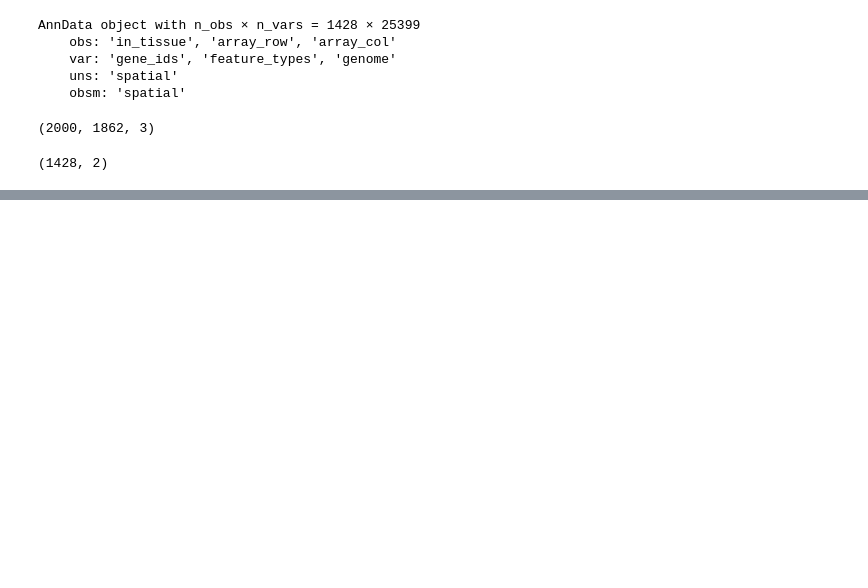
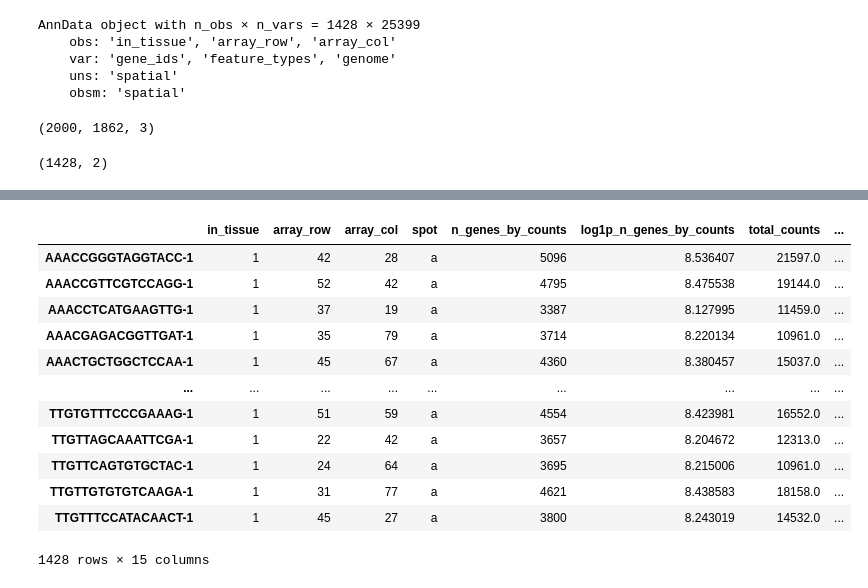
Before and after one commit to ThorstenCodes/spatial-transcriptomics-demo, a Jupyter notebook: dataset2_python/scripts/Preprocessing.ipynb, the cells around one changed output, grey strips where cells are left out. Drawn from its saved outputs; the diff is of its cells as text; code cells hidden in the pictures; blank space fills up the shorter version.

```diff
--- a/dataset2_python/scripts/Preprocessing.ipynb
+++ b/dataset2_python/scripts/Preprocessing.ipynb
@@ -88,0 +102,17 @@ sc.pl.spatial(adata, color='spot')
+# %%
+# Check shortly if we really got mitochondrial values (choose the correct writing for the correct species, so pct_counts_mt should have values)
+adata.obs
+# %% [output]
+|  | in_tissue | array_row | array_col | spot | n_genes_by_counts | log1p_n_genes_by_counts | total_counts | ... |
+| AAACCGGGTAGGTACC-1 | 1 | 42 | 28 | a | 5096 | 8.536407 | 21597.0 | ... |
+| AAACCGTTCGTCCAGG-1 | 1 | 52 | 42 | a | 4795 | 8.475538 | 19144.0 | ... |
+| AAACCTCATGAAGTTG-1 | 1 | 37 | 19 | a | 3387 | 8.127995 | 11459.0 | ... |
+| AAACGAGACGGTTGAT-1 | 1 | 35 | 79 | a | 3714 | 8.220134 | 10961.0 | ... |
+| AAACTGCTGGCTCCAA-1 | 1 | 45 | 67 | a | 4360 | 8.380457 | 15037.0 | ... |
+| ... | ... | ... | ... | ... | ... | ... | ... | ... |
+| TTGTGTTTCCCGAAAG-1 | 1 | 51 | 59 | a | 4554 | 8.423981 | 16552.0 | ... |
+| TTGTTAGCAAATTCGA-1 | 1 | 22 | 42 | a | 3657 | 8.204672 | 12313.0 | ... |
+| TTGTTCAGTGTGCTAC-1 | 1 | 24 | 64 | a | 3695 | 8.215006 | 10961.0 | ... |
+| TTGTTGTGTGTCAAGA-1 | 1 | 31 | 77 | a | 4621 | 8.438583 | 18158.0 | ... |
+| TTGTTTCCATACAACT-1 | 1 | 45 | 27 | a | 3800 | 8.243019 | 14532.0 | ... |
+1428 rows × 15 columns
```
Also changed, not shown: parts of 14 cells of this notebook.
